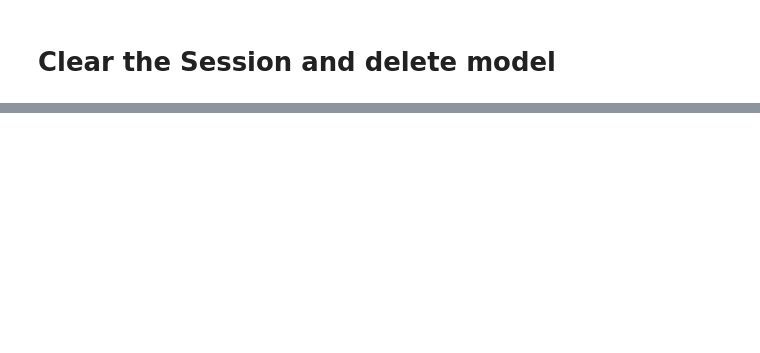
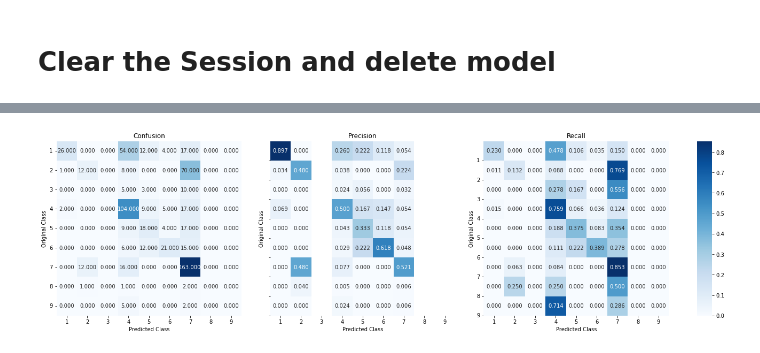
Before and after one commit to Chabname/RAPMC, a Jupyter notebook: notebook/w2v_gv_cnn_gvs_separated.ipynb, the cells around one changed output, grey strips where cells are left out. Drawn from its saved outputs; the diff is of its cells as text; code cells hidden in the pictures; blank space fills up the shorter version.

```diff
--- a/notebook/w2v_gv_cnn_gvs_separated.ipynb
+++ b/notebook/w2v_gv_cnn_gvs_separated.ipynb
@@ -335,0 +402,3 @@ del model_complex
+# %%
+plot_matrices(model_complex, [X_test_gene, X_test_var, X_test_sum], Y_test)
+# %% [output]
@@ -335,0 +407 @@ del model_complex
+[figure, added]
```
Also changed, not shown: parts of 23 cells of this notebook, 22 other files.
